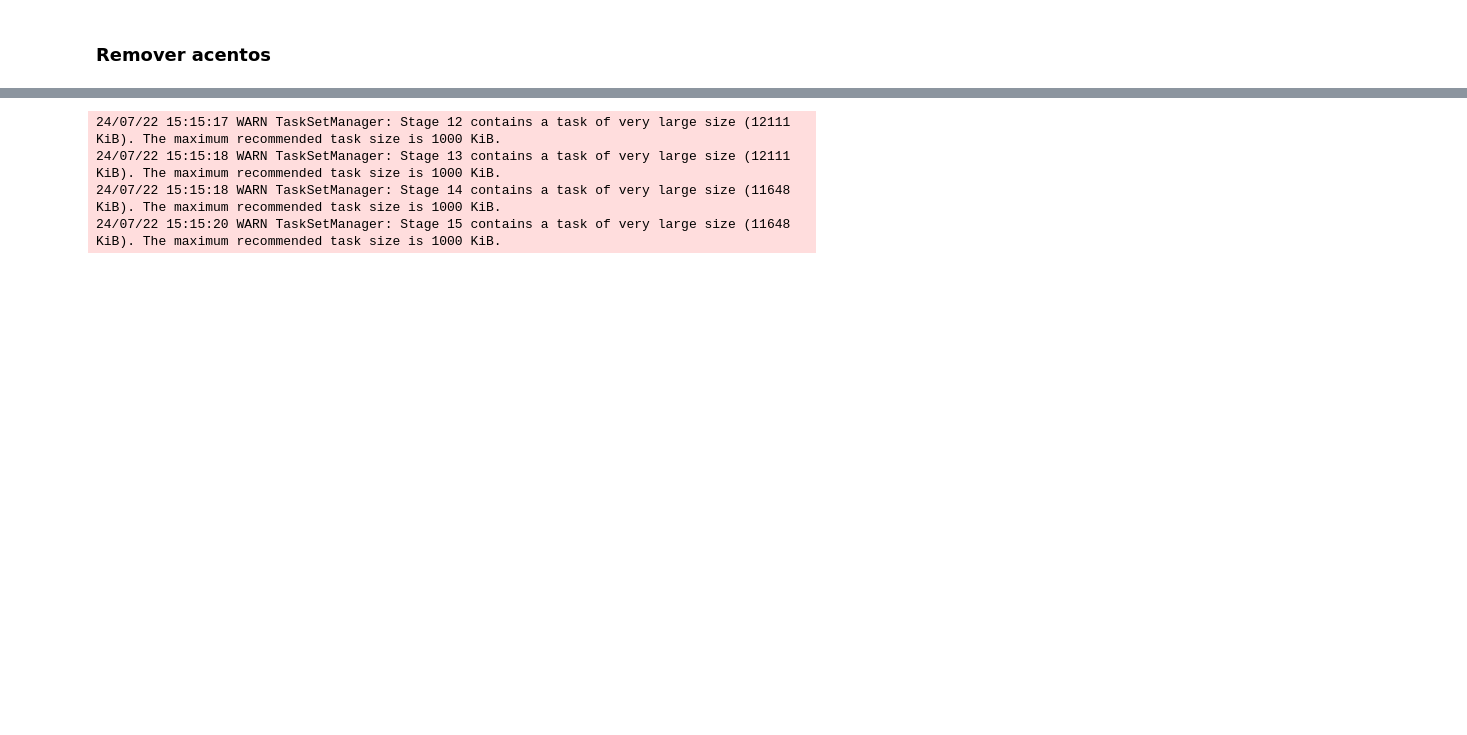
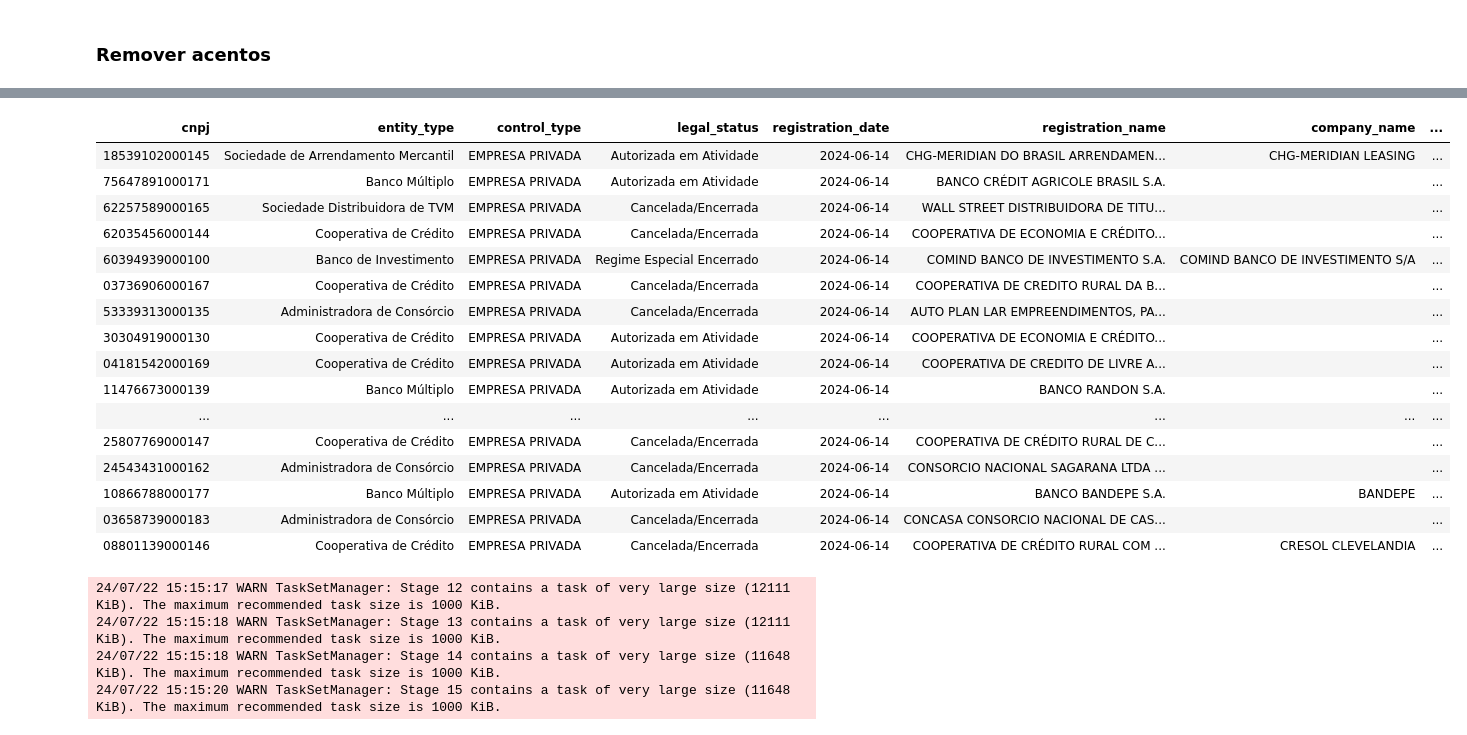
Before and after one commit to daiane0/Dados_financeiros, a Jupyter notebook: workflows/etl/etl_dim_empresa.ipynb, the cells around one changed output, grey strips where cells are left out. Cells and saved outputs as stored; diff of their text form; code cells hidden in the pictures; blank space fills up the shorter version.

```diff
--- a/workflows/etl/etl_dim_empresa.ipynb
+++ b/workflows/etl/etl_dim_empresa.ipynb
@@ -125,17 +124,18 @@ root
 # %%
 # df_info_cadastral
 
-df_info_ordered = df_info_cadastral_select.orderBy(F.col("cnpj").asc())
+df_info_ordered = df_info_cadastral_select.orderBy(F.col("data_format").desc())
 
 columns_info = df_info_ordered.columns
 columns_info.remove("data_format")
 
 df_unique_info_ = df_info_ordered.dropDuplicates(subset=columns_info)
+df_unique_info_ = df_unique_info_.filter(F.col("cnpj_raiz").isNotNull())
 
 # df_demonstracao_result
 
-df_demonstracao_ordered = df_demonstracao_result.orderBy(F.col("cnpj_completo").asc())
-columns_demonstracao = df_demonstracao_result.columns
+df_demonstracao_ordered = df_demonstracao_result_select.orderBy(F.col("cnpj_completo").asc())
+columns_demonstracao = df_demonstracao_result_select.columns
 columns_demonstracao.remove("data_trimestral")
 
 
@@ -149,7 +149,7 @@ df_unique_demonstracao_ = df_demonstracao_ordered.dropDuplicates(subset=columns_
 # tb_info = tabulate(sample_info.collect(), headers=sample_info.columns, tablefmt='html')
 # display(HTML(tb_info))
 
-# df1 = df_unique_info_.select("cnpj", "cnpj_raiz", "data_format").limit(30)
+# df1 = df_unique_info_.orderBy(F.col("cnpj_raiz")).limit(50)
 # df2 = df_unique_demonstracao_.select("instituicao", "cnpj_completo", "data_trimestral").limit(30)
 
 df_unique_info_ = df_unique_info_.withColumn("ano_info", F.year("data_format")).withColumn("mes_info", F.month("data_format"))
@@ -199,0 +199,11 @@ df_unique_demonstracao = df_unique_demonstracao_.select([F.upper(F.trim(clean_ac
+# %%
+df_cnpj_matriz = df_unique_info_.withColumn("cnpj_raiz", cnpj_calculate(df_unique_info_["cnpj_raiz"]))
+# print(df_cnpj_matriz.filter(F.col("cnpj_raiz") != F.col("cnpj")).count())
+
+# print(df_cnpj_matriz.filter(F.col("cnpj_raiz") == F.col("cnpj")).count())
+c = df_cnpj_matriz.filter(F.col("cnpj_raiz") != F.col("cnpj")).limit(30)
+tb = tabulate(c.collect(), headers=c.columns, tablefmt='html')
+# display(HTML(tb))
+
+tipo_controle = df_cnpj_matriz.withColumn("tipo_controle", F.when(F.col("empresa_publica") == "1", "EMPRESA PUBLICA").otherwise("EMPRESA PRIVADA"))
+tipo_controle.printSchema()
@@ -199,0 +230,24 @@ df_unique_demonstracao = df_unique_demonstracao_.select([F.upper(F.trim(clean_ac
+# %%
+
+df_final = (tipo_controle
+            .select("cnpj_raiz", "nome_tipo_entidade", "tipo_controle","descricao_situacao", "data_format", "nome_entidade", "nome_fantasia", "descricao_natureza_juridica")
+            .withColumn("data_final", F.lit(None).cast("date"))
+)
+
+df_final = (df_final
+            .withColumnRenamed("cnpj_raiz", "cnpj")
+            .withColumnRenamed("nome_tipo_entidade", "entity_type")
+            .withColumnRenamed("tipo_controle", "control_type")
+            .withColumnRenamed("descricao_situacao", "legal_status")
+            .withColumnRenamed("data_format", "registration_date")
+            .withColumnRenamed("data_final", "date_end")
+            .withColumnRenamed("nome_entidade", "registration_name")
+            .withColumnRenamed("nome_fantasia", "company_name")
+            .withColumnRenamed("descricao_natureza_juridica", "company_type")
+)
+
+# df_final.printSchema()
+dSample = df_final.sample(False, 0.1).limit(50)
+tb = tabulate(dSample.collect(), headers=dSample.columns, tablefmt='html')
+display(HTML(tb))
+# %% [output]
@@ -200,3 +256,20 @@ df_unique_demonstracao = df_unique_demonstracao_.select([F.upper(F.trim(clean_ac
+| cnpj | entity_type | control_type | legal_status | registration_date | registration_name | company_name | ... |
+| 18539102000145 | Sociedade de Arrendamento Mercantil | EMPRESA PRIVADA | Autorizada em Atividade | 2024-06-14 | CHG-MERIDIAN DO BRASIL ARRENDAMEN... | CHG-MERIDIAN LEASING | ... |
+| 75647891000171 | Banco Múltiplo | EMPRESA PRIVADA | Autorizada em Atividade | 2024-06-14 | BANCO CRÉDIT AGRICOLE BRASIL S.A. |  | ... |
+| 62257589000165 | Sociedade Distribuidora de TVM | EMPRESA PRIVADA | Cancelada/Encerrada | 2024-06-14 | WALL STREET DISTRIBUIDORA DE TITU... |  | ... |
+| 62035456000144 | Cooperativa de Crédito | EMPRESA PRIVADA | Cancelada/Encerrada | 2024-06-14 | COOPERATIVA DE ECONOMIA E CRÉDITO... |  | ... |
+| 60394939000100 | Banco de Investimento | EMPRESA PRIVADA | Regime Especial Encerrado | 2024-06-14 | COMIND BANCO DE INVESTIMENTO S.A. | COMIND BANCO DE INVESTIMENTO S/A | ... |
+| 03736906000167 | Cooperativa de Crédito | EMPRESA PRIVADA | Cancelada/Encerrada | 2024-06-14 | COOPERATIVA DE CREDITO RURAL DA B... |  | ... |
+| 53339313000135 | Administradora de Consórcio | EMPRESA PRIVADA | Cancelada/Encerrada | 2024-06-14 | AUTO PLAN LAR EMPREENDIMENTOS, PA... |  | ... |
+| 30304919000130 | Cooperativa de Crédito | EMPRESA PRIVADA | Autorizada em Atividade | 2024-06-14 | COOPERATIVA DE ECONOMIA E CRÉDITO... |  | ... |
+| 04181542000169 | Cooperativa de Crédito | EMPRESA PRIVADA | Autorizada em Atividade | 2024-06-14 | COOPERATIVA DE CREDITO DE LIVRE A... |  | ... |
+| 11476673000139 | Banco Múltiplo | EMPRESA PRIVADA | Autorizada em Atividade | 2024-06-14 | BANCO RANDON S.A. |  | ... |
+| ... | ... | ... | ... | ... | ... | ... | ... |
+| 25807769000147 | Cooperativa de Crédito | EMPRESA PRIVADA | Cancelada/Encerrada | 2024-06-14 | COOPERATIVA DE CRÉDITO RURAL DE C... |  | ... |
+| 24543431000162 | Administradora de Consórcio | EMPRESA PRIVADA | Cancelada/Encerrada | 2024-06-14 | CONSORCIO NACIONAL SAGARANA LTDA ... |  | ... |
+| 10866788000177 | Banco Múltiplo | EMPRESA PRIVADA | Autorizada em Atividade | 2024-06-14 | BANCO BANDEPE S.A. | BANDEPE | ... |
+| 03658739000183 | Administradora de Consórcio | EMPRESA PRIVADA | Cancelada/Encerrada | 2024-06-14 | CONCASA CONSORCIO NACIONAL DE CAS... |  | ... |
+| 08801139000146 | Cooperativa de Crédito | EMPRESA PRIVADA | Cancelada/Encerrada | 2024-06-14 | COOPERATIVA DE CRÉDITO RURAL COM ... | CRESOL CLEVELANDIA | ... |
 # %%
 df_unique_info = df_unique_info_
 df_unique_demonstracao = df_unique_demonstracao_
```
Also changed, not shown: parts of 9 cells of this notebook.
